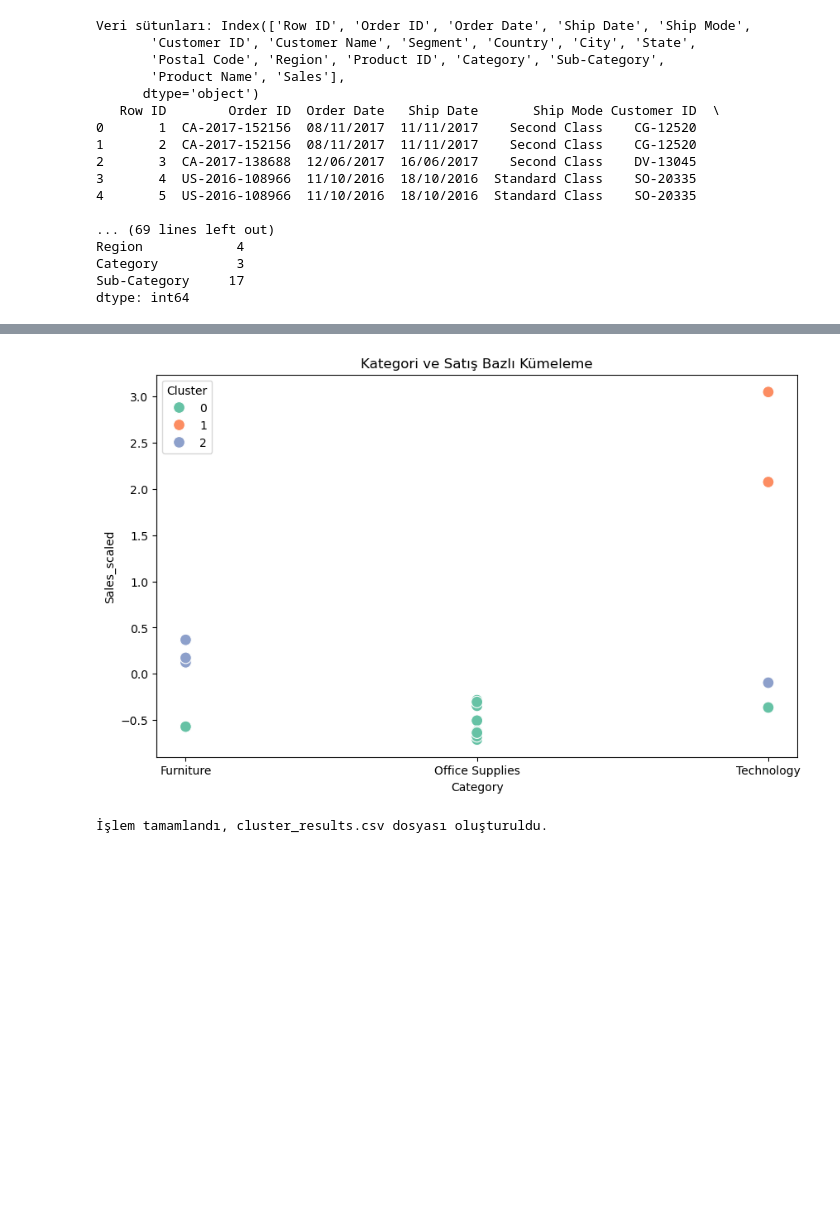
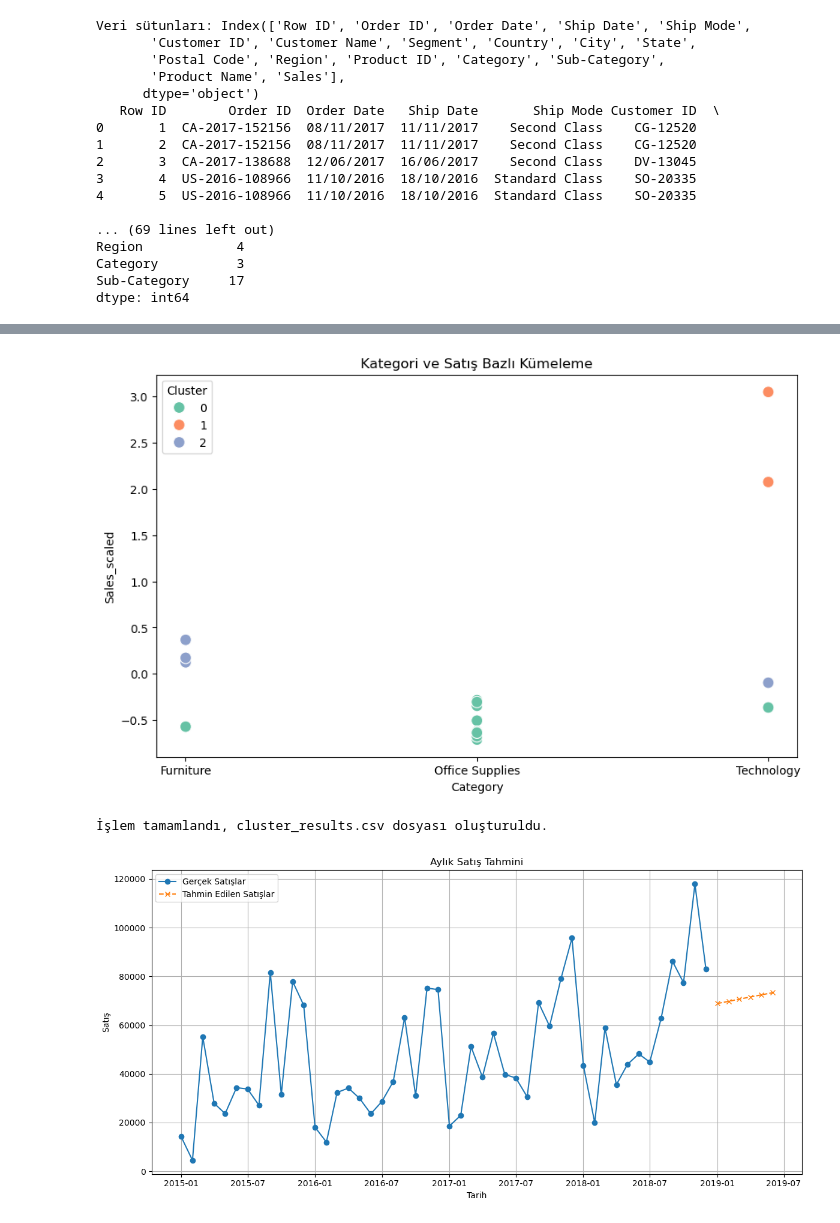
Before and after one commit to yasindenizcure/Satis_Verileri_Analizi_Kumeleme, a Jupyter notebook: Sales_Kmeans.ipynb, the cells around one changed output, grey strips where cells are left out. Cells and saved outputs as stored; diff of their text form; code cells hidden in the pictures; blank space fills up the shorter version.

```diff
--- a/Sales_Kmeans.ipynb
+++ b/Sales_Kmeans.ipynb
@@ -2,11 +2,14 @@
 import pandas as pd
 import numpy as np
 import matplotlib.pyplot as plt
+import matplotlib.dates as mdates
 import seaborn as sns
 import os
 os.environ["OMP_NUM_THREADS"] = "1"
 from sklearn.cluster import KMeans
 from sklearn.preprocessing import StandardScaler
+from sklearn.linear_model import LinearRegression
+from sklearn.metrics import mean_squared_error
 
 # 2. Veriyi yükle
 df = pd.read_csv("C:/Users/Yasin/Desktop/train.csv")
@@ -38,12 +41,14 @@ df.groupby('Order Date')['Sales'].sum().plot()
 plt.title("Zamana Göre Toplam Satışlar")
 plt.ylabel("Satış Miktarı")
 plt.xlabel("Sipariş Tarihi")
+plt.savefig('zamanagoresatis.png')
 plt.show()
 
 # 10. Kategorilere göre toplam satışlar
 plt.figure(figsize=(10,5))
 sns.barplot(x='Category', y='Sales', data=df, estimator=sum, errorbar=None)
 plt.title("Kategori Bazında Toplam Satışlar")
+plt.savefig('kategorisatis.png')
 plt.show()
 
 # 11. Kümeleme için veri hazırlığı:
@@ -67,6 +72,7 @@ plt.plot(range(1,10), sse, marker='o')
 plt.xlabel('Küme Sayısı')
 plt.ylabel('SSE')
 plt.title('Elbow Yöntemi ile Küme Sayısı Belirleme')
+plt.savefig('elbow.png')
 plt.show()
 
 # 14. Diyelim ki küme sayısı 3, KMeans uygula
@@ -77,32 +83,109 @@ df_cluster['Cluster'] = kmeans.fit_predict(df_cluster[['Sales_scaled']])
 plt.figure(figsize=(10,6))
 sns.scatterplot(data=df_cluster, x='Category', y='Sales_scaled', hue='Cluster', palette='Set2', s=100)
 plt.title('Kategori ve Satış Bazlı Kümeleme')
+plt.savefig('kategorisatisbazlikumeleme.png')
 plt.show()
-
 # 16. Küme sonuçlarını csv’ye kaydet
 df_cluster.to_csv("cluster_results.csv", index=False)
 
 print("\nİşlem tamamlandı, cluster_results.csv dosyası oluşturuldu.")
+
+## 17. Zaman Serisi Analizi ile Satış Tahmini (Lineer Regresyon)
+
+# 1. Sipariş tarihlerini ay bazında grupla
+df['Order Month'] = df['Order Date'].dt.to_period('M').dt.to_timestamp()
+monthly_sales = df.groupby('Order Month')['Sales'].sum().reset_index()
+
+# 2. X ve y hazırla
+monthly_sales['Month_Num'] = range(len(monthly_sales))  # X = ay numarası
+X = monthly_sales[['Month_Num']]
+y = monthly_sales['Sales']
+
+# 3. Model oluştur ve eğit
+model = LinearRegression()
+model.fit(X, y)
+
+# 4. Tahmin yap (gelecek 6 ay)
+future_months = pd.DataFrame({'Month_Num': range(len(monthly_sales), len(monthly_sales)+6)})
+future_sales = model.predict(future_months)
+
+# 5. Görselleştirme
+plt.figure(figsize=(12,6))
+plt.plot(monthly_sales['Order Month'], y, label='Gerçek Satışlar', marker='o')
+plt.plot(pd.date_range(start=monthly_sales['Order Month'].iloc[-1] + pd.DateOffset(months=1),
+                       periods=6, freq='MS'),
+         future_sales, label='Tahmin Edilen Satışlar', linestyle='--', marker='x')
+
+plt.title("Aylık Satış Tahmini")
+plt.xlabel("Tarih")
+plt.ylabel("Satış")
+plt.legend()
+plt.grid(True)
+plt.tight_layout()
+plt.savefig('ayliksatistahmini.png')
+plt.show()
+# Satış tahminleri
+def grafik_ile_tahmin(df, grup_kolonu, baslik):
+    tahmin_sonuclari = []
+
+    for grup in df[grup_kolonu].unique():
+        df_grup = df[df[grup_kolonu] == grup]
+        df_grup = df_grup.groupby('Order Date')['Sales'].sum().reset_index()
+        df_grup['Order Date'] = pd.to_datetime(df_grup['Order Date'])
+        df_grup = df_grup.sort_values('Order Date')
+        df_grup['Order_Num'] = range(len(df_grup))
+
+        X = df_grup[['Order_Num']]
+        y = df_grup['Sales']
+
+        if len(X) < 2:
+            continue  # Yeterli veri yoksa atla
+
+        model = LinearRegression()
+        model.fit(X, y)
+
+        future = pd.DataFrame({'Order_Num': [len(X)]})
+        prediction = model.predict(future)[0]
+
+        tahmin_sonuclari.append({
+            grup_kolonu: grup,
+            'Tahmini_Satis': prediction
+        })
+
+    # Veri çerçevesine dönüştür
+    df_tahmin = pd.DataFrame(tahmin_sonuclari)
+
+    # Çubuk grafik çizimi
+    plt.figure(figsize=(10, 5))
+    sns.barplot(x=grup_kolonu, y='Tahmini_Satis', data=df_tahmin, palette='Set2')
+    plt.title(f'{baslik} Bazlı Tahmini Satışlar (Bir Sonraki Dönem)')
+    plt.ylabel('Tahmini Satış')
+    plt.xlabel(grup_kolonu)
+    plt.xticks(rotation=45)
+    plt.tight_layout()
+    plt.savefig('ayliksatis.png')
+    plt.show()
 # %% [output]
 Veri sütunları: Index(['Row ID', 'Order ID', 'Order Date', 'Ship Date', 'Ship Mode',
        'Customer ID', 'Customer Name', 'Segment', 'Country', 'City', 'State',
        'Postal Code', 'Region', 'Product ID', 'Category', 'Sub-Category',
        'Product Name', 'Sales'],
       dtype='object')
    Row ID        Order ID  Order Date   Ship Date       Ship Mode Customer ID  \
 0       1  CA-2017-152156  08/11/2017  11/11/2017    Second Class    CG-12520
 1       2  CA-2017-152156  08/11/2017  11/11/2017    Second Class    CG-12520
 2       3  CA-2017-138688  12/06/2017  16/06/2017    Second Class    DV-13045
 3       4  US-2016-108966  11/10/2016  18/10/2016  Standard Class    SO-20335
 4       5  US-2016-108966  11/10/2016  18/10/2016  Standard Class    SO-20335
 
 ... (69 lines left out)
 Region            4
 Category          3
 Sub-Category     17
 dtype: int64
 [figure]
 [figure]
 [figure]
 [figure]
 İşlem tamamlandı, cluster_results.csv dosyası oluşturuldu.
+[figure, added]
```
